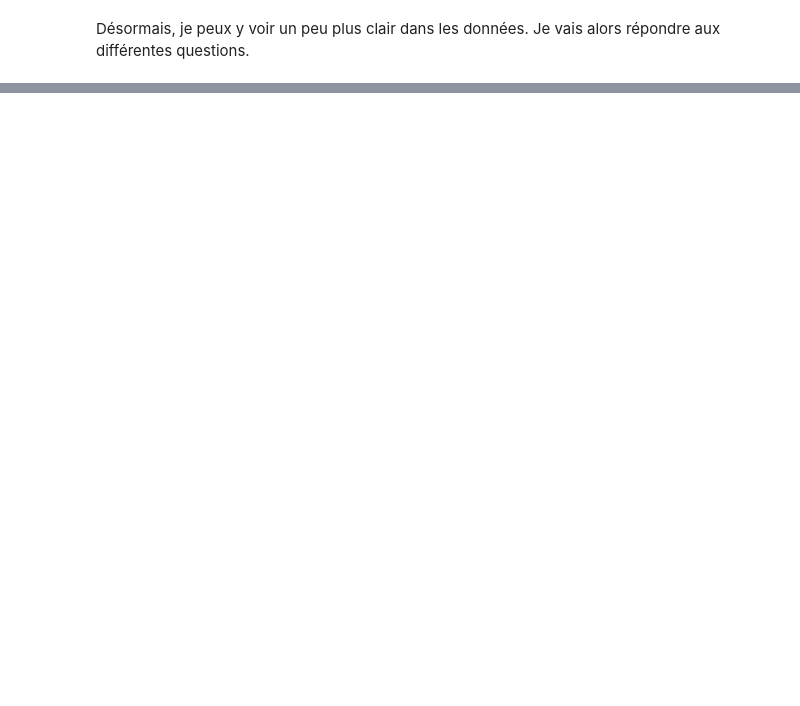
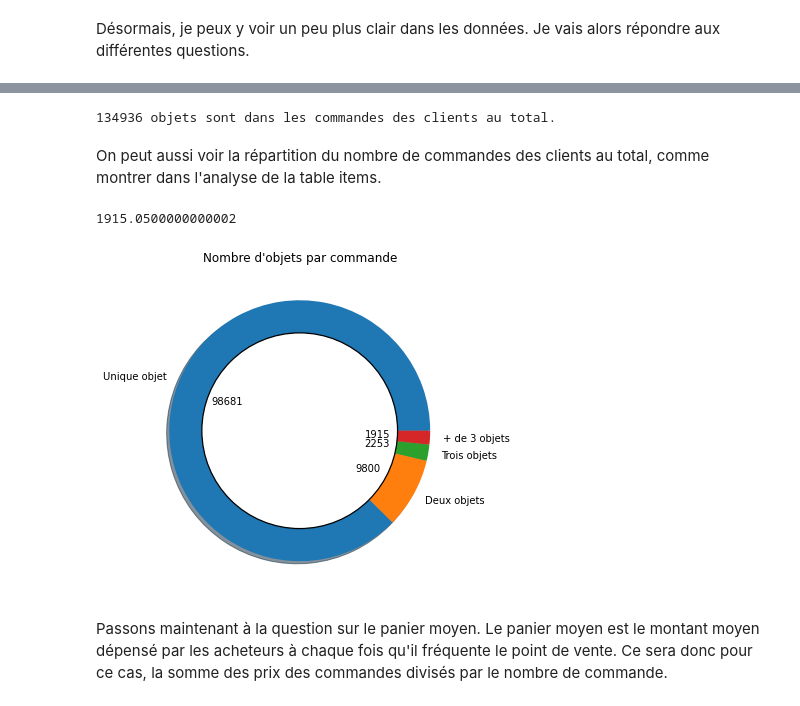
Before and after one commit to pihk94/Free2move, a Jupyter notebook: Analyse_Melchior_Prugniaud.ipynb, the cells around one changed output, grey strips where cells are left out. Cells and saved outputs as stored; diff of their text form; code cells hidden in the pictures; blank space fills up the shorter version.

```diff
--- a/Analyse_Melchior_Prugniaud.ipynb
+++ b/Analyse_Melchior_Prugniaud.ipynb
@@ -472,0 +577,32 @@ Désormais, je peux y voir un peu plus clair dans les données. Je vais alors r
+# %%
+print('{} objets sont dans les commandes des clients au total.'.format(items.order_item_id.sum()))
+# %% [output]
+134936 objets sont dans les commandes des clients au total.
+# %% [markdown]
+On peut aussi voir la répartition du nombre de commandes des clients au total, comme montrer dans l'analyse de la table items.
+# %%
+0.017*len(items)
+# %% [output]
+1915.0500000000002
+# %%
+plt.figure(figsize=(12,6))
+values = [98681,9800,2253,1915]
+def make_autopct(values):
+    def my_autopct(pct):
+        total = sum(values)
+        val = int(round(pct*total/100.0))
+        return '{v:d}'.format(p=pct,v=val)
+    return my_autopct
+labels = ['Unique objet', 'Deux objets','Trois objets','+ de 3 objets']
+plt.pie(values, explode=(0,0,0,0), labels=labels,
+        autopct=make_autopct(values), shadow=True)
+my_circle=plt.Circle((0,0),0.75,color='black', fc='white',linewidth=1.25)
+p=plt.gcf()
+p.gca().add_artist(my_circle)
+plt.title("Nombre d'objets par commande")
+plt.show()
+# %% [output]
+[figure, added]
+# %% [markdown]
+Passons maintenant à la question sur le panier moyen.
+Le panier moyen est le montant moyen dépensé par les acheteurs à chaque fois qu'il fréquente le point de vente. Ce sera donc pour ce cas, la somme des prix des commandes divisés par le nombre de commande.
```
Also changed, not shown: parts of 23 cells of this notebook.
